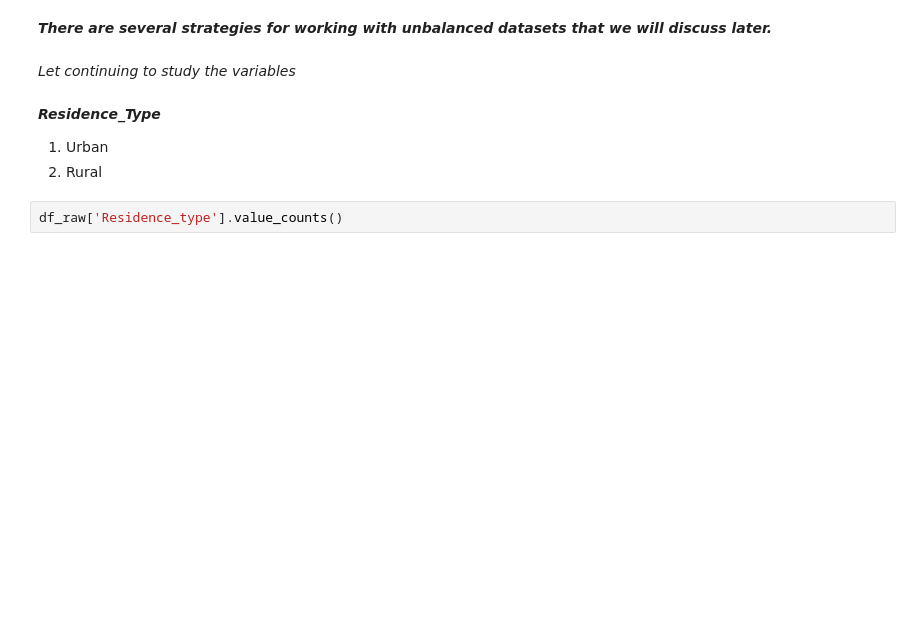
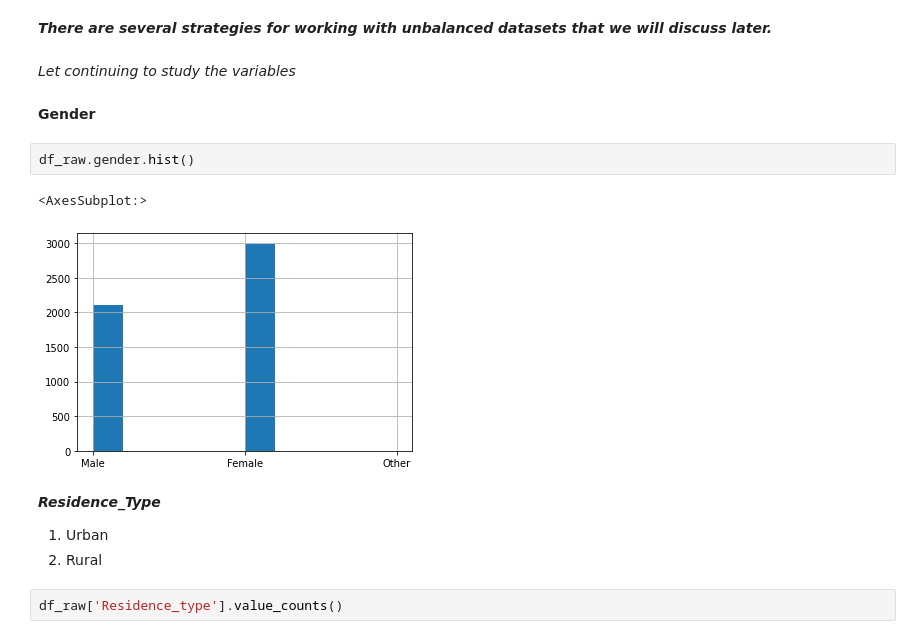
Before and after one commit to marfurt1/proyecto-final-stroke, a Jupyter notebook: src/Proyecto_final_grupo6.ipynb, the cells around one changed output. Saved outputs shown, nothing was run; the diff lists cells and outputs as text; blank space fills up the shorter version.

```diff
--- a/src/Proyecto_final_grupo6.ipynb
+++ b/src/Proyecto_final_grupo6.ipynb
@@ -212,6 +228,13 @@ When we have a dataset with imbalance, it usually happens that we obtain a high
 ***There are several strategies for working with unbalanced datasets that we will discuss later.***
 # %% [markdown]
 *Let continuing to study the variables*
+# %% [markdown]
+**Gender**
+# %%
+df_raw.gender.hist()
+# %% [output]
+<AxesSubplot:>
+[figure, added]
 # %% [markdown]
 ***Residence_Type***
 
```
Also changed, not shown: parts of 58 cells of this notebook.
